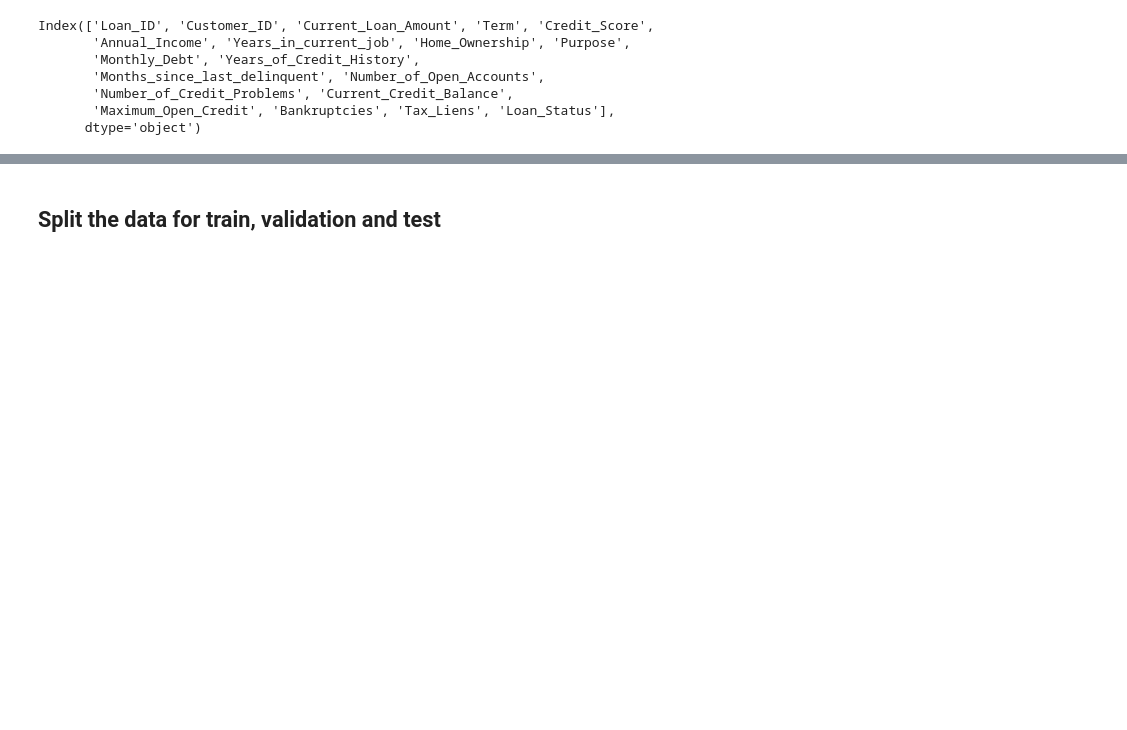
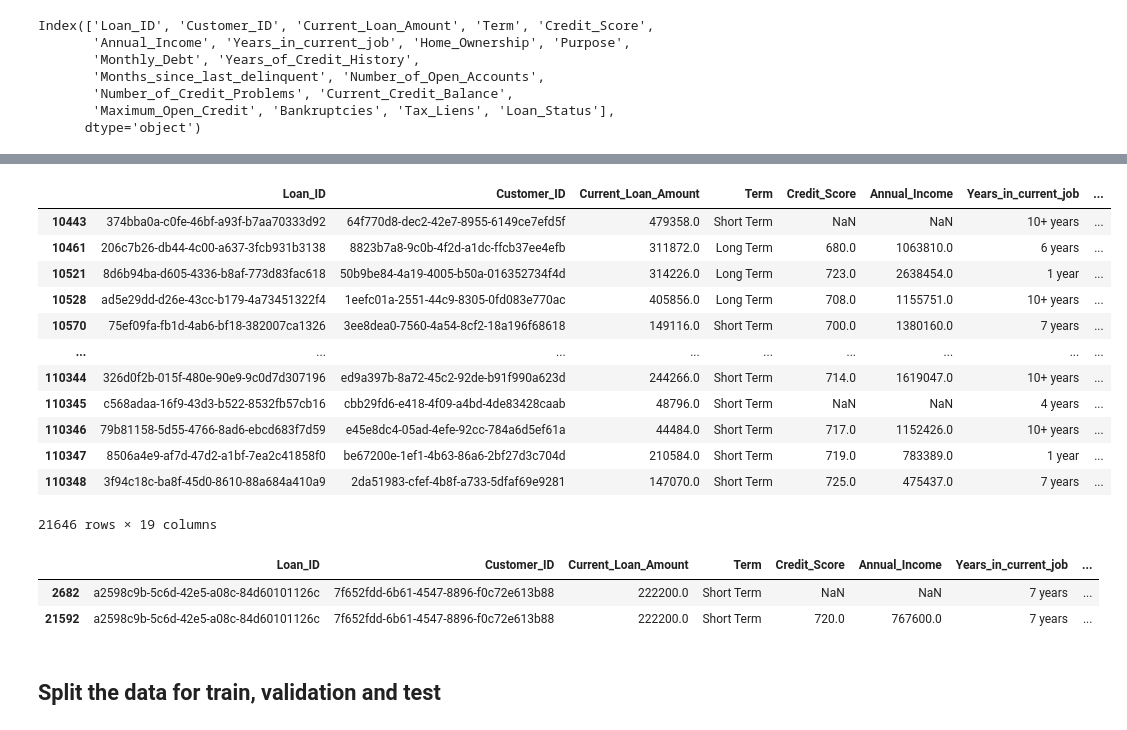
Before and after one commit to iamal95/Bank-Loan-classification, a Jupyter notebook: Code/Bank-Loan-classification.ipynb, the cells around one changed output, grey strips where cells are left out. Drawn from its saved outputs; the diff is of its cells as text; code cells hidden in the pictures; blank space fills up the shorter version.

```diff
--- a/Code/Bank-Loan-classification.ipynb
+++ b/Code/Bank-Loan-classification.ipynb
@@ -127,3 +143,27 @@ Index(['Loan_ID', 'Customer_ID', 'Current_Loan_Amount', 'Term', 'Credit_Score',
+# %%
+df = df.dropna(subset = ['Loan_ID'])
+# %%
+df[df.Loan_ID.duplicated()]
+# %% [output]
+|  | Loan_ID | Customer_ID | Current_Loan_Amount | Term | Credit_Score | Annual_Income | Years_in_current_job | ... |
+| 10443 | 374bba0a-c0fe-46bf-a93f-b7aa70333d92 | 64f770d8-dec2-42e7-8955-6149ce7efd5f | 479358.0 | Short Term | NaN | NaN | 10+ years | ... |
+| 10461 | 206c7b26-db44-4c00-a637-3fcb931b3138 | 8823b7a8-9c0b-4f2d-a1dc-ffcb37ee4efb | 311872.0 | Long Term | 680.0 | 1063810.0 | 6 years | ... |
+| 10521 | 8d6b94ba-d605-4336-b8af-773d83fac618 | 50b9be84-4a19-4005-b50a-016352734f4d | 314226.0 | Long Term | 723.0 | 2638454.0 | 1 year | ... |
+| 10528 | ad5e29dd-d26e-43cc-b179-4a73451322f4 | 1eefc01a-2551-44c9-8305-0fd083e770ac | 405856.0 | Long Term | 708.0 | 1155751.0 | 10+ years | ... |
+| 10570 | 75ef09fa-fb1d-4ab6-bf18-382007ca1326 | 3ee8dea0-7560-4a54-8cf2-18a196f68618 | 149116.0 | Short Term | 700.0 | 1380160.0 | 7 years | ... |
+| ... | ... | ... | ... | ... | ... | ... | ... | ... |
+| 110344 | 326d0f2b-015f-480e-90e9-9c0d7d307196 | ed9a397b-8a72-45c2-92de-b91f990a623d | 244266.0 | Short Term | 714.0 | 1619047.0 | 10+ years | ... |
+| 110345 | c568adaa-16f9-43d3-b522-8532fb57cb16 | cbb29fd6-e418-4f09-a4bd-4de83428caab | 48796.0 | Short Term | NaN | NaN | 4 years | ... |
+| 110346 | 79b81158-5d55-4766-8ad6-ebcd683f7d59 | e45e8dc4-05ad-4efe-92cc-784a6d5ef61a | 44484.0 | Short Term | 717.0 | 1152426.0 | 10+ years | ... |
+| 110347 | 8506a4e9-af7d-47d2-a1bf-7ea2c41858f0 | be67200e-1ef1-4b63-86a6-2bf27d3c704d | 210584.0 | Short Term | 719.0 | 783389.0 | 1 year | ... |
+| 110348 | 3f94c18c-ba8f-45d0-8610-88a684a410a9 | 2da51983-cfef-4b8f-a733-5dfaf69e9281 | 147070.0 | Short Term | 725.0 | 475437.0 | 7 years | ... |
+21646 rows × 19 columns
+# %%
+df[df['Loan_ID'] == 'a2598c9b-5c6d-42e5-a08c-84d60101126c']
+# %% [output]
+|  | Loan_ID | Customer_ID | Current_Loan_Amount | Term | Credit_Score | Annual_Income | Years_in_current_job | ... |
+| 2682 | a2598c9b-5c6d-42e5-a08c-84d60101126c | 7f652fdd-6b61-4547-8896-f0c72e613b88 | 222200.0 | Short Term | NaN | NaN | 7 years | ... |
+| 21592 | a2598c9b-5c6d-42e5-a08c-84d60101126c | 7f652fdd-6b61-4547-8896-f0c72e613b88 | 222200.0 | Short Term | 720.0 | 767600.0 | 7 years | ... |
 # %% [markdown]
 ## Split the data for train, validation and test
 # %%
```
Also changed, not shown: parts of 14 cells of this notebook.
